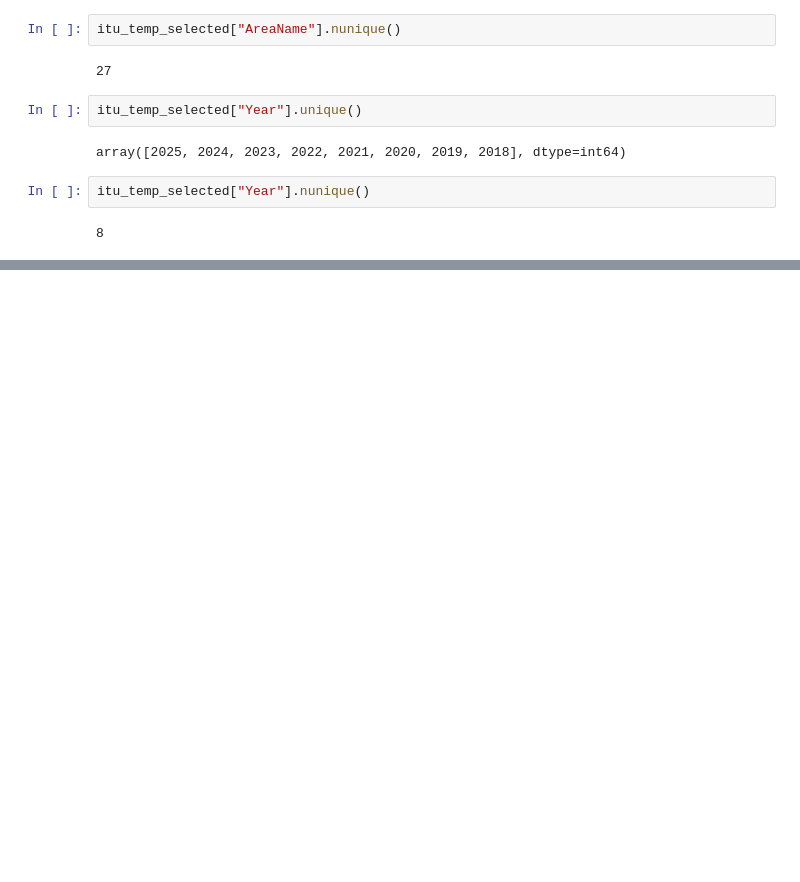
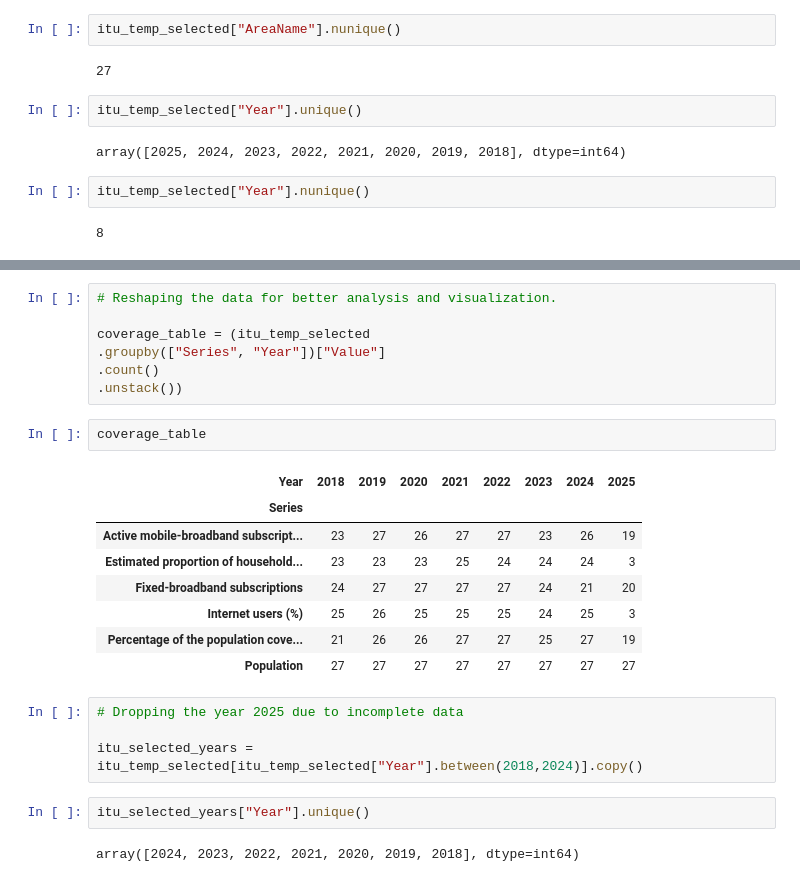
Before and after one commit to ajbunny/AI-Readiness-Governance-Capstone, a Jupyter notebook: notebooks/04_itu_candidate_data_preparation.ipynb, the cells around one changed output, grey strips where cells are left out. Drawn from its saved outputs; the diff is of its cells as text; blank space fills up the shorter version.

```diff
--- a/notebooks/04_itu_candidate_data_preparation.ipynb
+++ b/notebooks/04_itu_candidate_data_preparation.ipynb
@@ -401,0 +459,26 @@ itu_temp_selected["Year"].nunique()
+# %%
+# Reshaping the data for better analysis and visualization.
+
+coverage_table = (itu_temp_selected
+.groupby(["Series", "Year"])["Value"]
+.count()
+.unstack())
+# %%
+coverage_table
+# %% [output]
+| Year | 2018 | 2019 | 2020 | 2021 | 2022 | 2023 | 2024 | 2025 |
+| Series |  |  |  |  |  |  |  |  |
+| Active mobile-broadband subscript... | 23 | 27 | 26 | 27 | 27 | 23 | 26 | 19 |
+| Estimated proportion of household... | 23 | 23 | 23 | 25 | 24 | 24 | 24 | 3 |
+| Fixed-broadband subscriptions | 24 | 27 | 27 | 27 | 27 | 24 | 21 | 20 |
+| Internet users (%) | 25 | 26 | 25 | 25 | 25 | 24 | 25 | 3 |
+| Percentage of the population cove... | 21 | 26 | 26 | 27 | 27 | 25 | 27 | 19 |
+| Population | 27 | 27 | 27 | 27 | 27 | 27 | 27 | 27 |
+# %%
+# Dropping the year 2025 due to incomplete data
+
+itu_selected_years = itu_temp_selected[itu_temp_selected["Year"].between(2018,2024)].copy()
+# %%
+itu_selected_years["Year"].unique()
+# %% [output]
+array([2024, 2023, 2022, 2021, 2020, 2019, 2018], dtype=int64)
```
Also changed, not shown: parts of 17 cells of this notebook, 1 other file.
